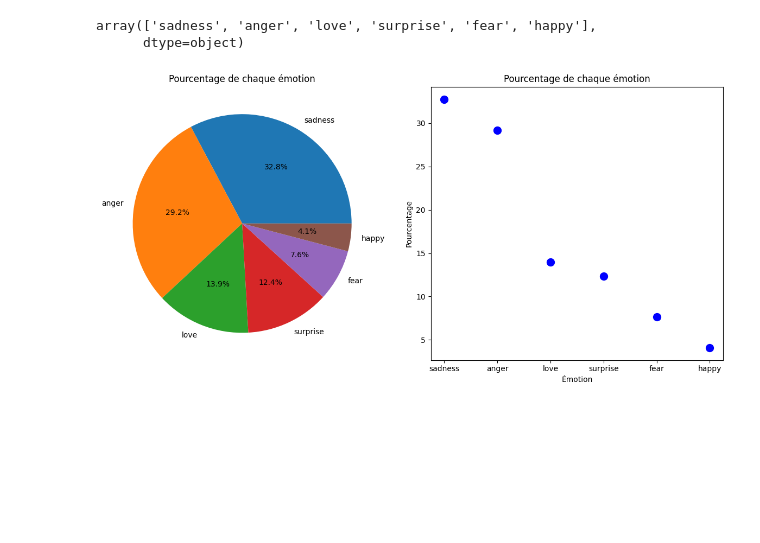
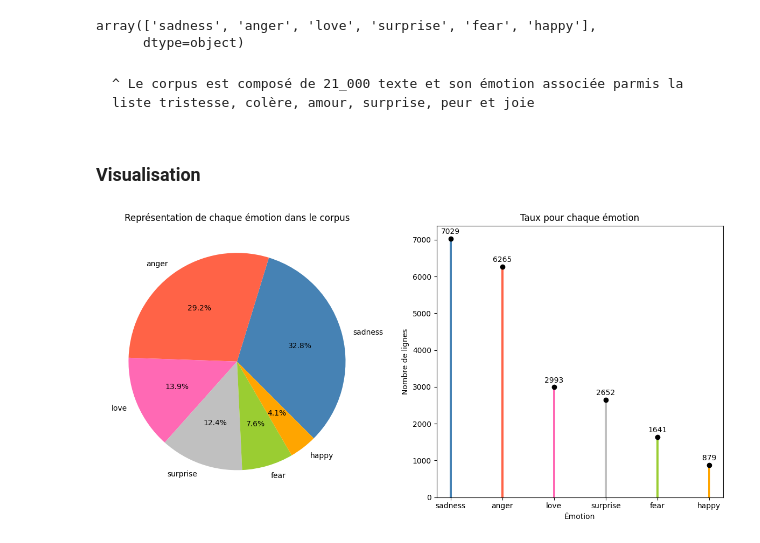
Before and after one commit to davidbreau/psycho_NLP, a Jupyter notebook: 1_.ipynb, the cells around one changed output. Cells and saved outputs as stored; diff of their text form; code cells hidden in the pictures; blank space fills up the shorter version.

```diff
--- a/1_.ipynb
+++ b/1_.ipynb
@@ -23,35 +25,33 @@ df.Emotion.unique()
 # %% [output]
 array(['sadness', 'anger', 'love', 'surprise', 'fear', 'happy'],
       dtype=object)
-# %%
-import pandas as pd
-import matplotlib.pyplot as plt
-
-# Exemple de données
-
-# Liste des émotions uniques
-emotions = df['Emotion'].unique()
-
-# Calcul du pourcentage de chaque émotion
-emotion_percentages = df['Emotion'].value_counts(normalize=True) * 100
-
-# Création de la figure et des sous-graphiques
-fig, (ax1, ax2) = plt.subplots(1, 2, figsize=(12, 6))
-
-# Pie chart - Pourcentage de chaque émotion
-ax1.pie(emotion_percentages, labels=emotions, autopct='%1.1f%%')
-ax1.set_title('Pourcentage de chaque émotion')
-
-# Dot plot - Pourcentage de chaque émotion
-ax2.plot(emotions, emotion_percentages, 'bo', markersize=10)
-ax2.set_title('Pourcentage de chaque émotion')
-ax2.set_xlabel('Émotion')
-ax2.set_ylabel('Pourcentage')
-
-# Ajuster les espacements entre les sous-graphiques
-plt.tight_layout()
-
-# Afficher le graphique
-plt.show()
-# %% [output]
-[figure, removed]
+# %% [markdown]
+    ^ Le corpus est composé de 21_000 texte et son émotion associée parmis la liste tristesse, colère, amour, surprise, peur et joie
+# %% [markdown]
+### Visualisation
+# %%
+fig, (ax1, ax2) = plt.subplots(1, 2, figsize=(12, 6))
+
+ax1.pie(  ### PIE CHART
+    x=df.Emotion.value_counts(normalize=True) * 100,
+    labels=df.Emotion.unique(),
+    autopct='%1.1f%%',
+    startangle=-45,
+    colors=['steelblue', 'tomato', 'hotpink', 'silver', 'yellowgreen', 'orange']
+)
+ax1.set_title('Représentation de chaque émotion dans le corpus')
+
+ax2.plot( ### DOT PLOT
+    df.Emotion.unique(), df.Emotion.value_counts(), 'o', color='black')
+
+bars = ax2.bar(
+    df['Emotion'].unique(), df['Emotion'].value_counts(), width=0.04, color=['steelblue', 'tomato', 'hotpink', 'silver', 'yellowgreen', 'orange'])
+ax2.set_title('Taux pour chaque émotion')
+ax2.set(xlabel='Émotion', ylabel='Nombre de lignes')
+
+# Ajouter les valeurs annotées au-dessus de chaque barre
+ax2.bar_label(bars, labels=df['Emotion'].value_counts().values, label_type='edge', padding=4)
+plt.tight_layout()
+plt.show()
+# %% [output]
+[figure, added]
```
Also changed, not shown: parts of 1 cell of this notebook, 1 other file.
